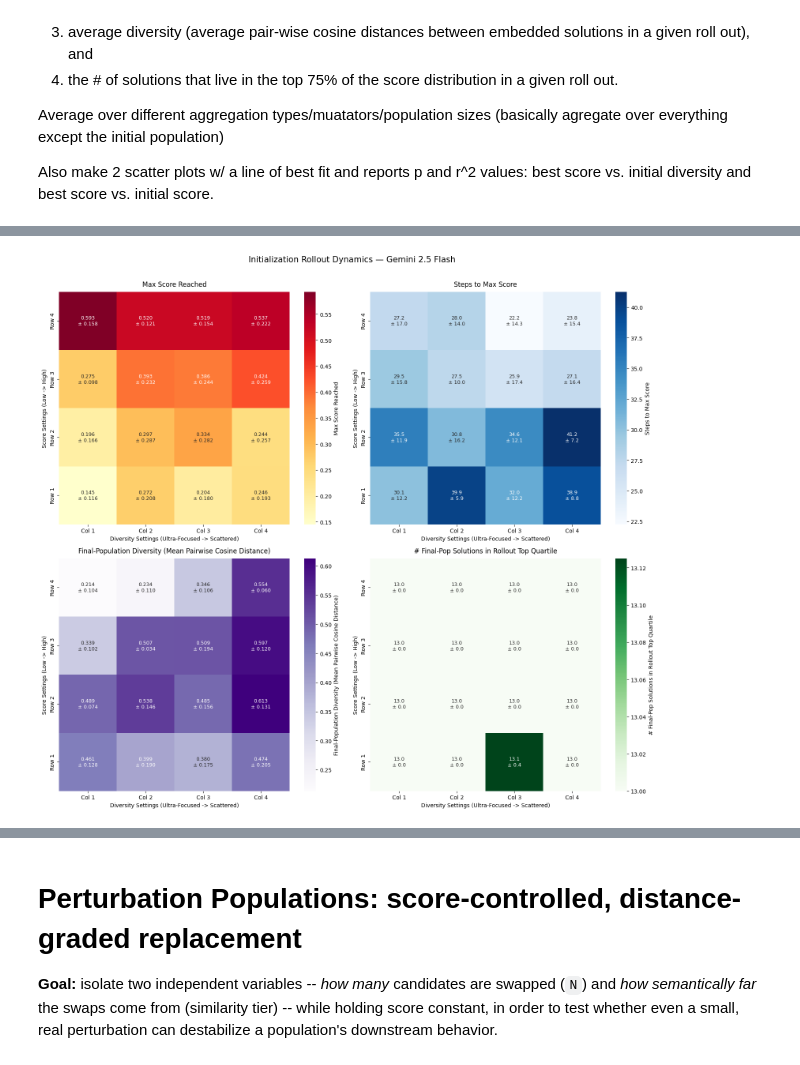
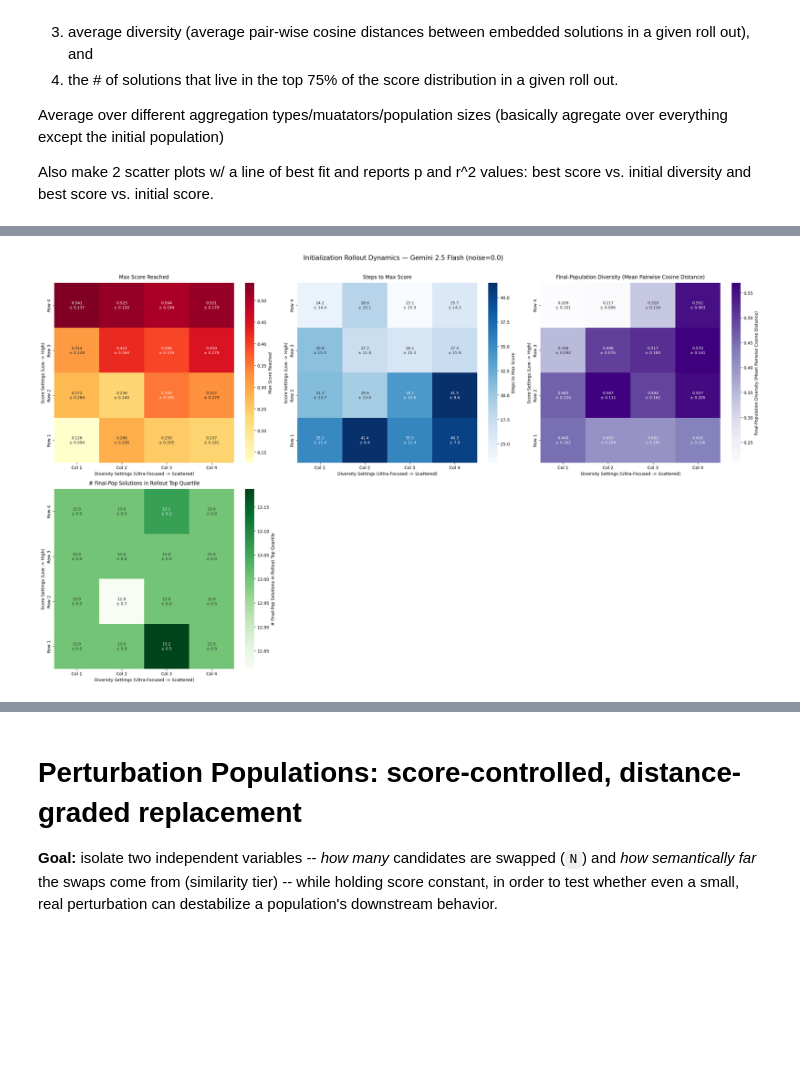
Before and after one commit to msakarvadia/llm_optimizer, a Jupyter notebook: notebooks/Curating_Initial_Populations_for_Discovery_Roll_Outs.ipynb, the cells around one changed output, grey strips where cells are left out. Cells and saved outputs as stored; diff of their text form; code cells hidden in the pictures; blank space fills up the shorter version.

Commit message:
updating initial ppoulations prelim results for tweet task; want to extend to other tasks

```diff
--- a/notebooks/Curating_Initial_Populations_for_Discovery_Roll_Outs.ipynb
+++ b/notebooks/Curating_Initial_Populations_for_Discovery_Roll_Outs.ipynb
@@ -517,14 +559,17 @@ Name: n_configs, dtype: int64
 # %%
-# --- Aggregate rollout outcomes per (initial population x model), averaging over
-# every other knob (aggregation type, mutator, population size, etc.) ---
+# --- Aggregate rollout outcomes per (initial population x model x noise), averaging
+# over every other knob (aggregation type, mutator, population size, etc.). Noise is
+# stratified explicitly (not averaged away) because it's a run-level config knob that
+# changes optimization dynamics itself -- see the noise-parsing note in the cell above. ---
 metric_cols = ['max_score', 'steps_to_max_score', 'avg_diversity', 'n_top_quartile']
 
-rollout_agg = rollout_df.groupby(['Row', 'Column', 'Model'])[metric_cols].agg(['mean', 'std'])
+rollout_agg = rollout_df.groupby(['Row', 'Column', 'Model', 'Noise'])[metric_cols].agg(['mean', 'std'])
 rollout_agg.columns = ['_'.join(c) for c in rollout_agg.columns]
 rollout_agg = rollout_agg.reset_index()
 
 row_order = ['Row 4', 'Row 3', 'Row 2', 'Row 1']
 col_order = ['Col 1', 'Col 2', 'Col 3', 'Col 4']
+noise_order = ['noise=0.0', 'noise=1.0']
 
 heatmap_specs = [
     ('max_score', 'YlOrRd', 'Max Score Reached', '{:.3f}'),
@@ -533,73 +578,86 @@ heatmap_specs = [
     ('n_top_quartile', 'Greens', '# Final-Pop Solutions in Rollout Top Quartile', '{:.1f}'),
 ]
 
-# One 2x2 heatmap grid per model, so the score/diversity dynamics can be compared
-# side by side across mutator LLMs.
+# One 2x3 heatmap grid per (model, noise) pair present in the data (4 metrics + 2 blank
+# panels) -- e.g. GPT-OSS-120B only ever ran noise=0.0, so it gets a single grid while the
+# Gemini models get one grid per noise level.
 for model_label in MODEL_ORDER:
-    model_agg = rollout_agg[rollout_agg['Model'] == model_label]
-    if model_agg.empty:
-        continue
+    for noise_label in noise_order:
+        model_agg = rollout_agg[(rollout_agg['Model'] == model_label) & (rollout_agg['Noise'] == noise_label)]
+        if model_agg.empty:
+            continue
 
-    fig, axes = plt.subplots(2, 2, figsize=(16, 14))
-    axes = axes.flatten()
-    fig.suptitle(f"Initialization Rollout Dynamics — {model_label}", fontsize=15, y=1.01)
+        fig, axes = plt.subplots(2, 3, figsize=(24, 14))
+        axes = axes.flatten()
+        fig.suptitle(f"Initialization Rollout Dynamics — {model_label} ({noise_label})", fontsize=15, y=1.01)
 
-    for ax, (metric, cmap, title, fmt) in zip(axes, heatmap_specs):
-        mean_mat = model_agg.pivot(index='Row', columns='Column', values=f'{metric}_mean').reindex(index=row_order, columns=col_order)
-        sd_mat = model_agg.pivot(index='Row', columns='Column', values=f'{metric}_std').reindex(index=row_order, columns=col_order)
+        for ax in axes[len(heatmap_specs):]:
+            ax.axis('off')
 
-        labels = mean_mat.copy().astype(str)
-        for r in row_order:
-            for c in col_order:
-                labels.loc[r, c] = f"{fmt.format(mean_mat.loc[r, c])}\n± {fmt.format(sd_mat.loc[r, c])}"
+        for ax, (metric, cmap, title, fmt) in zip(axes, heatmap_specs):
+            mean_mat = model_agg.pivot(index='Row', columns='Column', values=f'{metric}_mean').reindex(index=row_order, columns=col_order)
+            sd_mat = model_agg.pivot(index='Row', columns='Column', values=f'{metric}_std').reindex(index=row_order, columns=col_order)
 
-        sns.heatmap(mean_mat, annot=labels.values, fmt="", cmap=cmap, ax=ax,
-                    annot_kws={"size": 9}, cbar_kws={'label': title})
-        ax.set_title(title, fontsize=12, pad=10)
-        ax.set_xlabel('Diversity Settings (Ultra-Focused -> Scattered)')
-        ax.set_ylabel('Score Settings (Low -> High)')
+            labels = mean_mat.copy().astype(str)
+            for r in row_order:
+                for c in col_order:
+                    labels.loc[r, c] = f"{fmt.format(mean_mat.loc[r, c])}\n± {fmt.format(sd_mat.loc[r, c])}"
 
-    plt.tight_layout()
-    plt.show()
+            sns.heatmap(mean_mat, annot=labels.values, fmt="", cmap=cmap, ax=ax,
+                        annot_kws={"size": 9}, cbar_kws={'label': title})
+            ax.set_title(title, fontsize=12, pad=10)
+            ax.set_xlabel('Diversity Settings (Ultra-Focused -> Scattered)')
+            ax.set_ylabel('Score Settings (Low -> High)')
+
+        plt.tight_layout()
+        plt.show()
 
 # --- Join aggregated rollout outcomes back to each population's initial score/diversity
 # (computed earlier in extended_summary_df) for the two scatter plots below. Initial
-# score/diversity only depend on Row/Column, not Model, so this broadcasts across models. ---
+# score/diversity only depend on Row/Column, not Model/Noise, so this broadcasts across
+# both. ---
 init_stats = extended_summary_df[['Row', 'Column', 'Score_Mean', 'Diversity_Mean']].rename(
     columns={'Score_Mean': 'Initial_Score', 'Diversity_Mean': 'Initial_Diversity'}
 )
 scatter_df = rollout_agg.merge(init_stats, on=['Row', 'Column'])
 
 model_colors = {'Gemini 2.5 Flash': 'tab:blue', 'Gemini 3.5 Flash': 'tab:purple', 'GPT-OSS-120B': 'tab:red'}
+noise_styles = {
+    'noise=0.0': {'marker': 'o', 'linestyle': '--'},
+    'noise=1.0': {'marker': 'X', 'linestyle': ':'},
+}
 
 fig, axes = plt.subplots(1, 2, figsize=(14, 6))
 
 for ax, x_col, x_label in zip(
     axes, ['Initial_Diversity', 'Initial_Score'], ['Initial Diversity', 'Initial Score']
 ):
     stat_lines = []
     for model_label in MODEL_ORDER:
-        model_df = scatter_df[scatter_df['Model'] == model_label]
-        if model_df.empty:
-            continue
-        x = model_df[x_col].values
-        y = model_df['max_score_mean'].values
+        for noise_label in noise_order:
+            combo_df = scatter_df[(scatter_df['Model'] == model_label) & (scatter_df['Noise'] == noise_label)]
+            if combo_df.empty:
+                continue
+            x = combo_df[x_col].values
+            y = combo_df['max_score_mean'].values
 
-        slope, intercept, r_value, p_value, std_err = stats.linregress(x, y)
-        x_line = np.linspace(x.min(), x.max(), 100)
-        y_line = slope * x_line + intercept
+            slope, intercept, r_value, p_value, std_err = stats.linregress(x, y)
+            x_line = np.linspace(x.min(), x.max(), 100)
+            y_line = slope * x_line + intercept
 
-        color = model_colors[model_label]
-        ax.scatter(x, y, s=50, color=color, label=model_label)
-        ax.plot(x_line, y_line, color=color, linestyle='--')
-        stat_lines.append(f"{model_label}: $R^2$={r_value**2:.3f}, p={p_value:.4f}")
+            color = model_colors[model_label]
+            style = noise_styles[noise_label]
+            combo_label = f"{model_label} ({noise_label})"
+            ax.scatter(x, y, s=50, color=color, marker=style['marker'], label=combo_label)
+            ax.plot(x_line, y_line, color=color, linestyle=style['linestyle'])
+            stat_lines.append(f"{combo_label}: $R^2$={r_value**2:.3f}, p={p_value:.4f}")
 
     ax.set_xlabel(x_label)
     ax.set_ylabel('Best Score Reached (Mean over Configs)')
-    ax.set_title(f'Best Score vs. {x_label}\n' + '\n'.join(stat_lines), fontsize=10)
-    ax.legend(fontsize=8)
+    ax.set_title(f'Best Score vs. {x_label}\n' + '\n'.join(stat_lines), fontsize=9)
+    ax.legend(fontsize=7)
 
 plt.tight_layout()
 plt.show()
 # %% [output]
-[figure, old version]
+[figure, new version]
```
Also changed, not shown: parts of 9 cells of this notebook.
